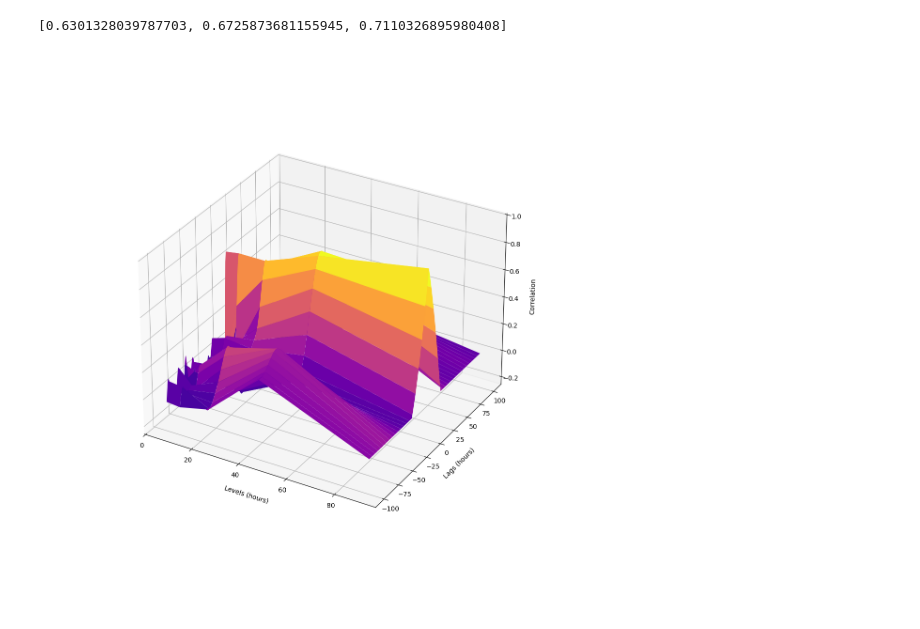
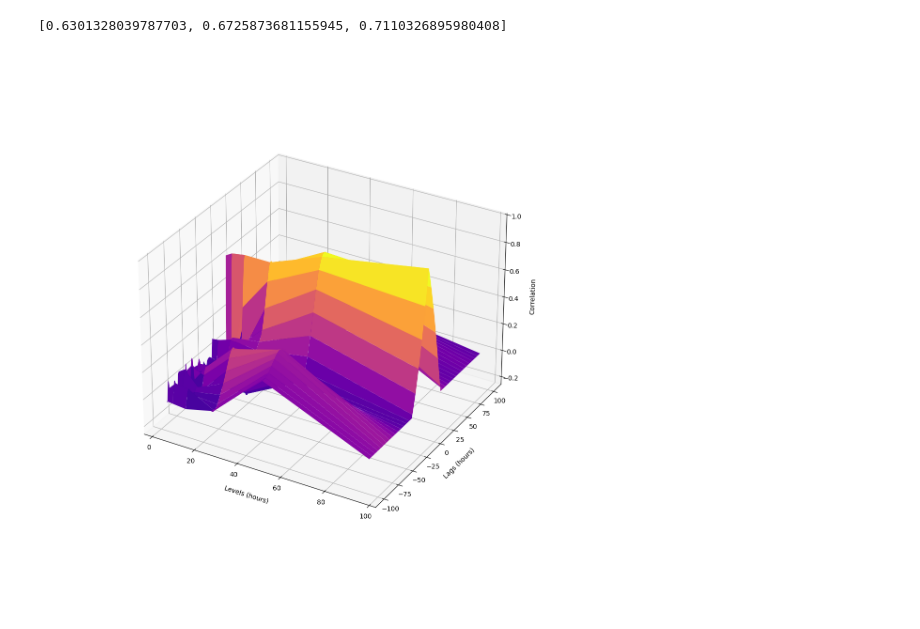
Before and after one commit to HFDKVB/Wavelet-Variance, a Jupyter notebook: example.ipynb, the cells around one changed output. Saved outputs shown, nothing was run; the diff lists cells and outputs as text; code cells hidden in the pictures.

```diff
--- a/example.ipynb
+++ b/example.ipynb
@@ -63,12 +63,12 @@ Z = np.array([[wavelet_correlation(btc_logr, sol_logr, "db6", P1, P2) for P1 in
 # %%
 fig = plt.figure(figsize=(20, 12))
 ax = fig.add_subplot(111, projection='3d')
-ax.plot_surface(2**(P1), P2, Z, cmap='plasma')
+ax.plot_surface(1.5*2**(P1), P2, Z, cmap='plasma')
 ax.set_xlabel('Levels (hours)', labelpad=15)
 ax.set_ylabel('Lags (hours)', labelpad=15)
 ax.set_zlabel('Correlation',labelpad=15)
 ax.set_box_aspect(None, zoom=0.75)
 plt.tight_layout()
 plt.show()
 # %% [output]
-[figure, old version]
+[figure, new version]
```
Also changed, not shown: parts of 1 cell of this notebook.
